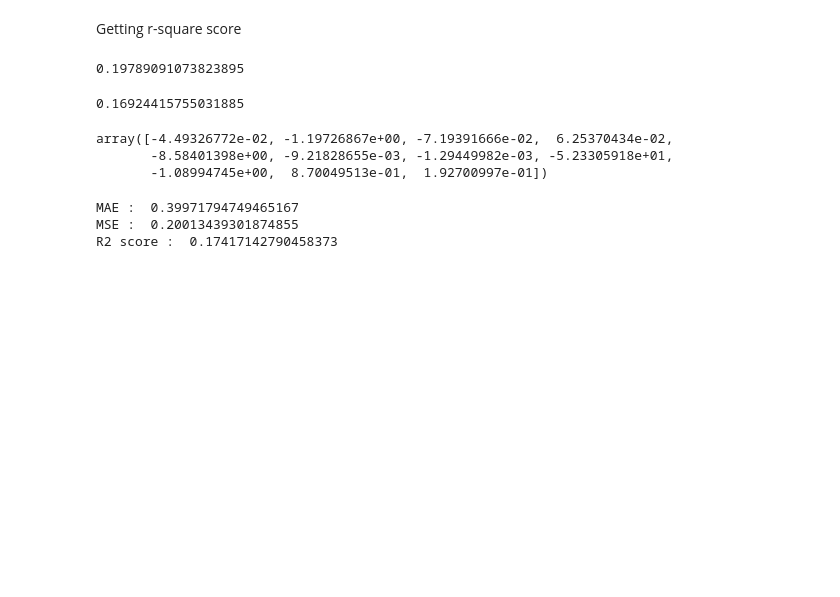
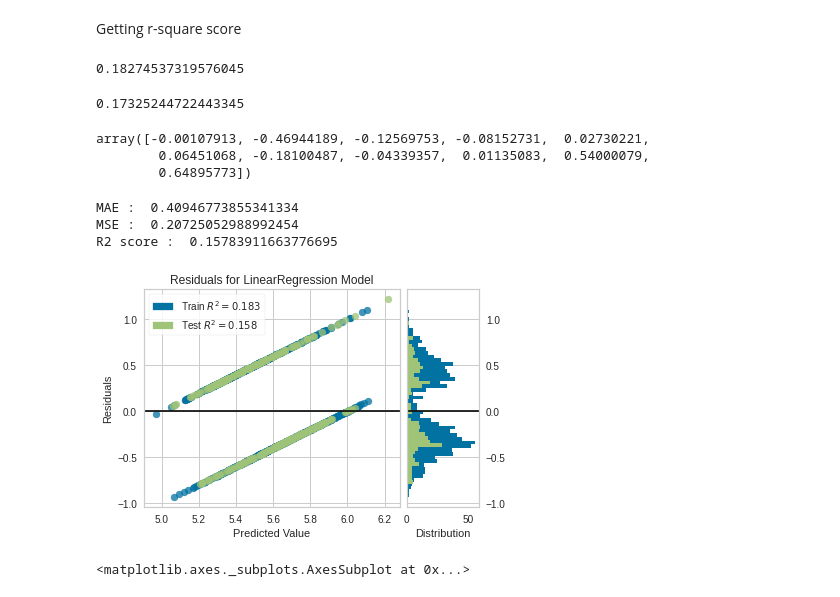
Before and after one commit to mojoyinkimberly/Predicting_Wine_Quality, a Jupyter notebook: Predicting_Wine_Quality.ipynb, the cells around one changed output. Drawn from its saved outputs; the diff is of its cells as text; code cells hidden in the pictures; blank space fills up the shorter version.

```diff
--- a/Predicting_Wine_Quality.ipynb
+++ b/Predicting_Wine_Quality.ipynb
@@ -210,19 +195,19 @@ power_output = model.fit(X_val,y_val)
 # %% [markdown]
 Getting r-square score
 # %%
-coef_deter = power_output.score(X_val,y_val)
+coef_deter = power_output.score(X_train_,y_train_)
 coef_deter
 # %% [output]
-0.19789091073823895
+0.18274537319576045
 # %%
-1 - (1-model.score(X_val,y_val))*(len(y_val)-1)/(len(y_val)-X_val.shape[1]-1)
+1 - (1-power_output.score(X_train_,y_train_))*(len(y_train_)-1)/(len(y_train_)-X_train_.shape[1]-1)
 # %% [output]
-0.16924415755031885
+0.17325244722443345
 # %%
-intercept = model.coef_
+intercept = power_output.coef_
 intercept
 # %% [output]
-array([-4.49326772e-02, -1.19726867e+00, -7.19391666e-02,  6.25370434e-02,
-       -8.58401398e+00, -9.21828655e-03, -1.29449982e-03, -5.23305918e+01,
-       -1.08994745e+00,  8.70049513e-01,  1.92700997e-01])
+array([-0.00107913, -0.46944189, -0.12569753, -0.08152731,  0.02730221,
+        0.06451068, -0.18100487, -0.04339357,  0.01135083,  0.54000079,
+        0.64895773])
 # %%
@@ -230,10 +215,20 @@ y_predict = power_output.predict(X_test)
 # %%
-print("MAE : ",mean_absolute_error(y_test, y_predict))
-print("MSE : ",mean_squared_error(y_test, y_predict))
-print("R2 score : ",r2_score(y_test, y_predict))
+print("MAE : ",mean_absolute_error(y_val_test, y_predict))
+print("MSE : ",mean_squared_error(y_val_test, y_predict))
+print("R2 score : ",r2_score(y_val_test, y_predict))
 # %% [output]
-MAE :  0.39971794749465167
-MSE :  0.20013439301874855
-R2 score :  0.17417142790458373
+MAE :  0.40946773855341334
+MSE :  0.20725052988992454
+R2 score :  0.15783911663776695
+# %%
+model = LinearRegression()
+visualizer = ResidualsPlot(model, hist=True, qqplot=False)
+
+visualizer.fit(X_train_, y_train_)
+visualizer.score(X_val_test, y_val_test)
+visualizer.show()
+# %% [output]
+[figure, added]
+<matplotlib.axes._subplots.AxesSubplot at 0x...>
 # %%
 model_ = Ridge(alpha = 5)
```
Also changed, not shown: parts of 15 cells of this notebook.
